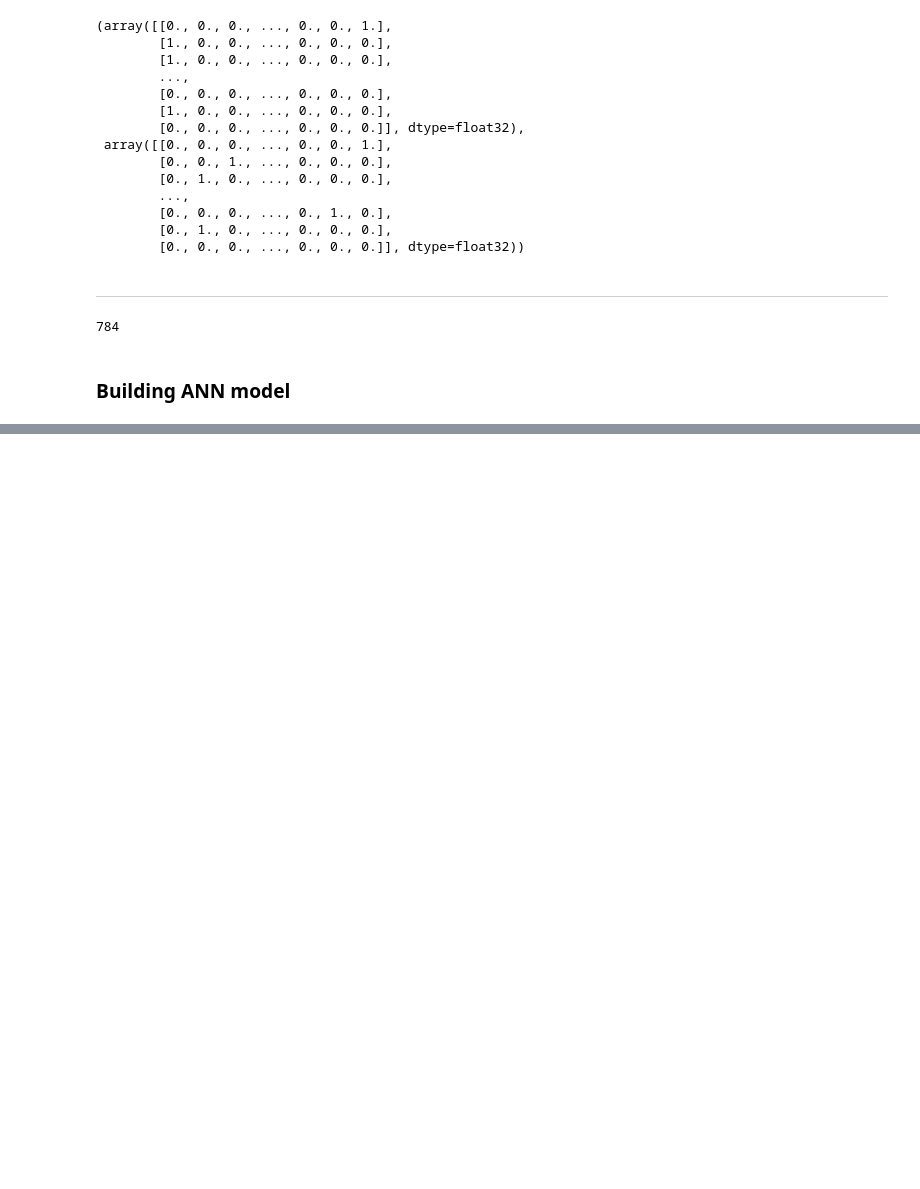
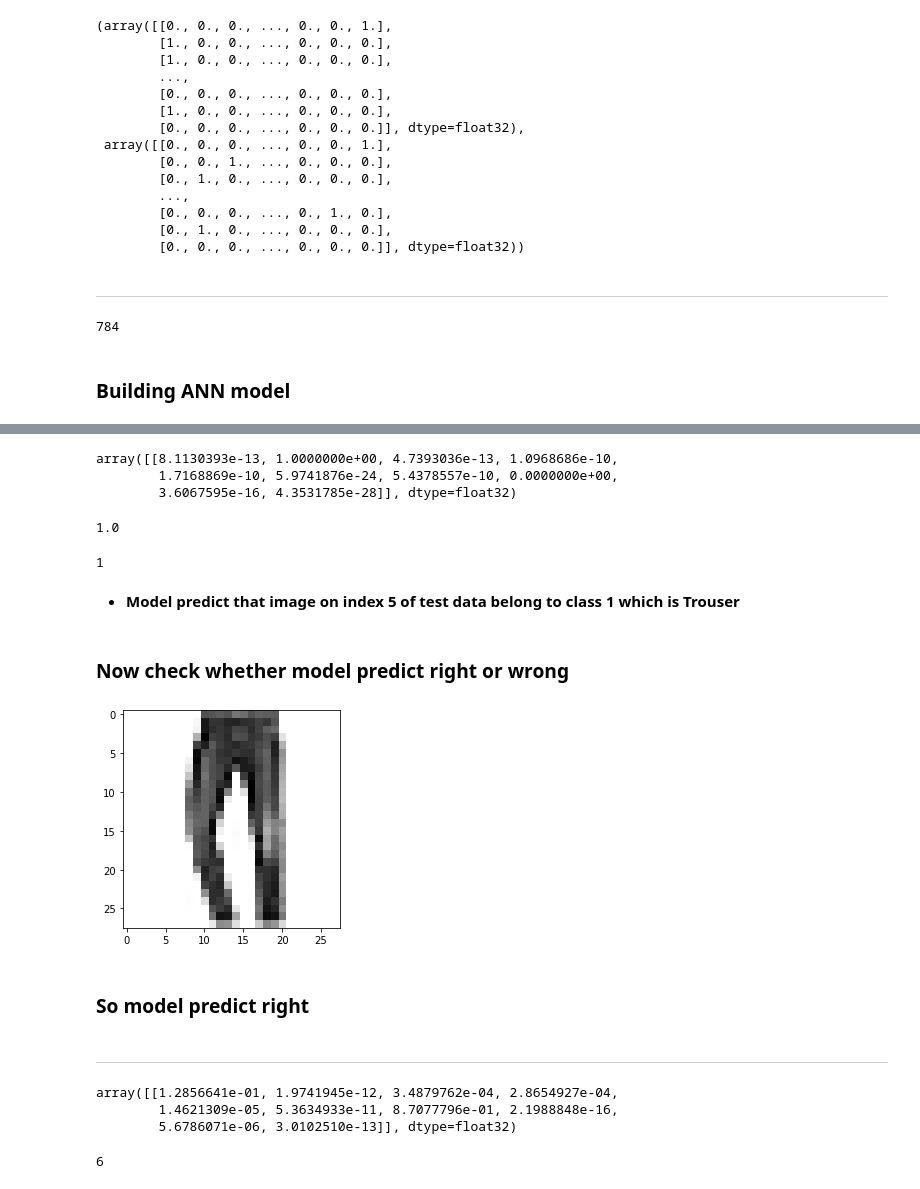
Before and after one commit to Shahrayar123/Python-Projects, a Jupyter notebook: Fashion MNIST/Assignment.ipynb, the cells around one changed output, grey strips where cells are left out. Cells and saved outputs as stored; diff of their text form; code cells hidden in the pictures; blank space fills up the shorter version.

```diff
--- a/Fashion MNIST/Assignment.ipynb
+++ b/Fashion MNIST/Assignment.ipynb
@@ -141,0 +168,39 @@ Epoch 15/15
+# %%
+pred_1 = model.predict([[test_image[5]]])
+pred_1
+# %% [output]
+array([[8.1130393e-13, 1.0000000e+00, 4.7393036e-13, 1.0968686e-10,
+        1.7168869e-10, 5.9741876e-24, 5.4378557e-10, 0.0000000e+00,
+        3.6067595e-16, 4.3531785e-28]], dtype=float32)
+# %%
+pred_1.max()
+# %% [output]
+1.0
+# %%
+pred_1.argmax()
+# %% [output]
+1
+# %% [markdown]
+- **Model predict that image on index 5 of test data belong to class 1 which is Trouser**
+# %% [markdown]
+### Now check whether model predict right or wrong
+# %%
+plt.imshow(test_image[5], cmap='Greys')
+plt.show()
+# %% [output]
+[figure, added]
+# %% [markdown]
+### So model predict right
+# %% [markdown]
+------
+# %%
+pred_2 = model.predict([[test_image[1000]]])
+pred_2
+# %% [output]
+array([[1.2856641e-01, 1.9741945e-12, 3.4879762e-04, 2.8654927e-04,
+        1.4621309e-05, 5.3634933e-11, 8.7077796e-01, 2.1988848e-16,
+        5.6786071e-06, 3.0102510e-13]], dtype=float32)
+# %%
+pred_2.argmax()
+# %% [output]
+6
```
Also changed, not shown: parts of 13 cells of this notebook.
